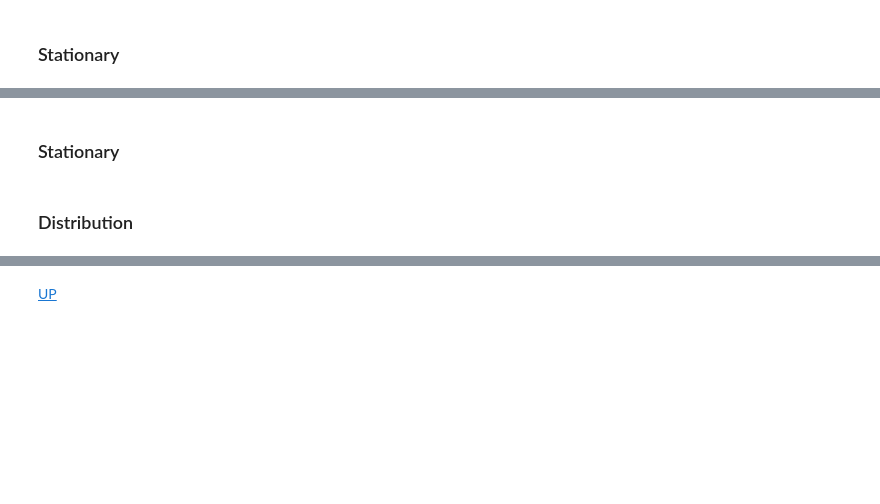
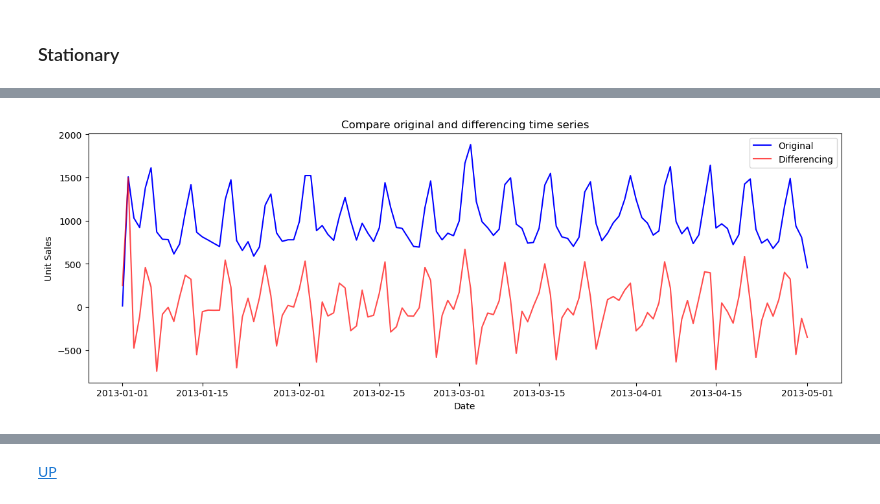
Before and after one commit to leopoldgerber/machine-learning-projects, a Jupyter notebook: time series - AR MA ARIMA.ipynb, the cells around one changed output, grey strips where cells are left out. Drawn from its saved outputs; the diff is of its cells as text; code cells hidden in the pictures; blank space fills up the shorter version.

```diff
--- a/time series - AR MA ARIMA.ipynb
+++ b/time series - AR MA ARIMA.ipynb
@@ -291,8 +280,17 @@ else:
+# %%
+# Plot the time series
+fig, ax = plt.subplots(1, 1, figsize = (15, 5))
+sns.lineplot(df_time['unit_sales'], color = 'b', label = 'Original')
+sns.lineplot(df_time['diff'], color = 'r', alpha = .7, label = 'Differencing')
+ax.set_title(f'Compare original and differencing time series')
+ax.set_xlabel('Date')
+ax.set_ylabel('Unit Sales')
+plt.show()
+# %% [output]
+[figure, added]
 # %%
 # Using differencing method
 #df_time['unit_sales'].diff()
 
 # Using inverse-differencing time series
 #np.array(np.r_[df_time['diff_pd'][0], df_time['diff_pd'][1:]].cumsum())
-# %% [markdown]
-### Stationary
@@ -305,2 +296,0 @@ return np.array(forecast)
-# %% [markdown]
-### Distribution
```
Also changed, not shown: parts of 23 cells of this notebook.
